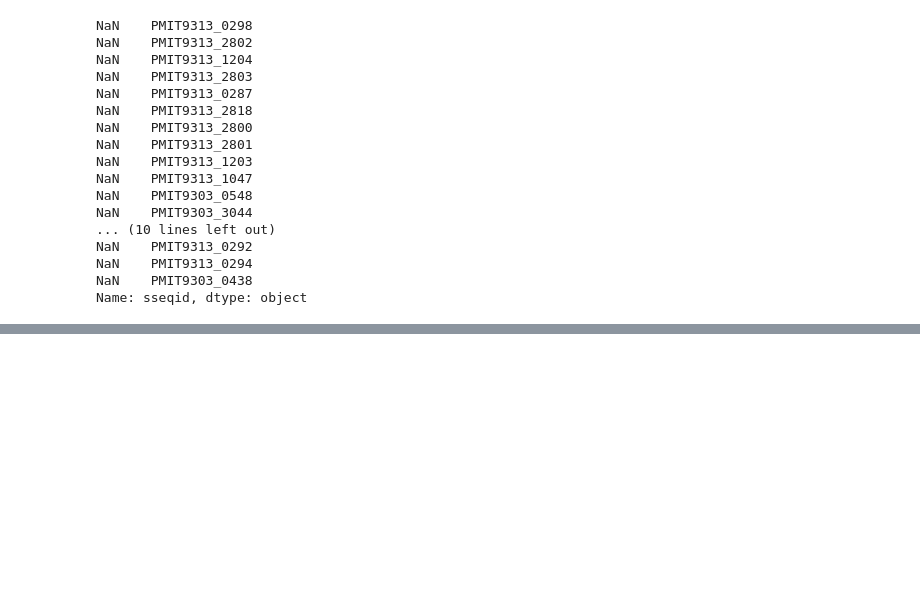
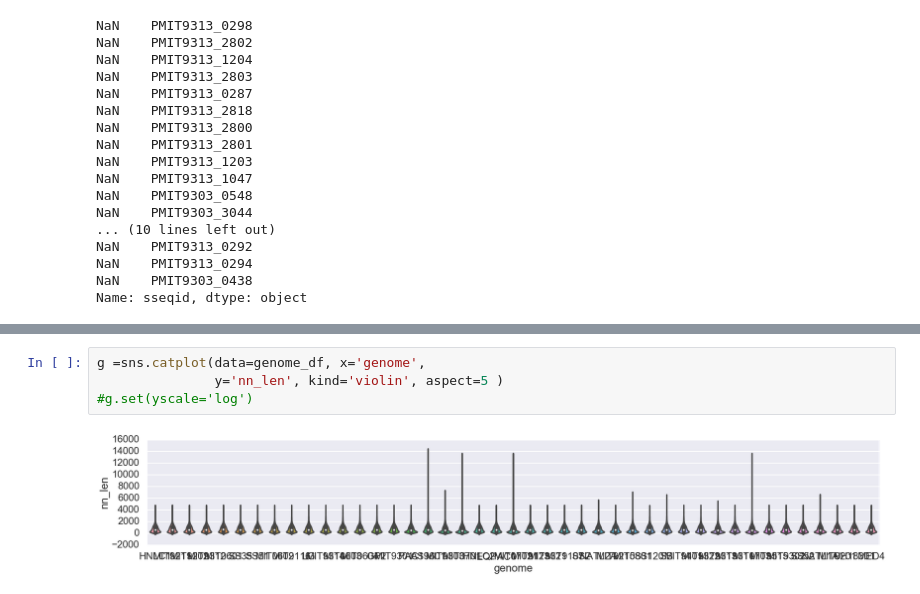
Before and after one commit to wosnat/sep, a Jupyter notebook: ripp try2 3_7_2019.ipynb, the cells around one changed output, grey strips where cells are left out. Drawn from its saved outputs; the diff is of its cells as text; blank space fills up the shorter version.

```diff
--- a/ripp try2 3_7_2019.ipynb
+++ b/ripp try2 3_7_2019.ipynb
@@ -361,0 +393,6 @@ Name: sseqid, dtype: object
+# %%
+g =sns.catplot(data=genome_df, x='genome',
+               y='nn_len', kind='violin', aspect=5 )
+#g.set(yscale='log')
+# %% [output]
+[figure, added]
```
Also changed, not shown: parts of 34 cells of this notebook.
